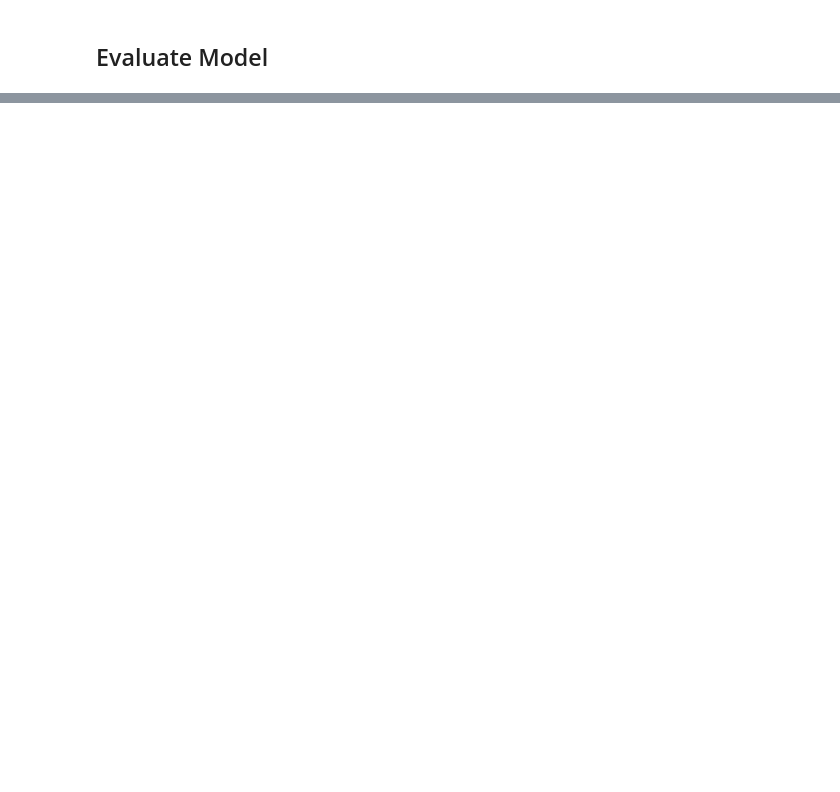
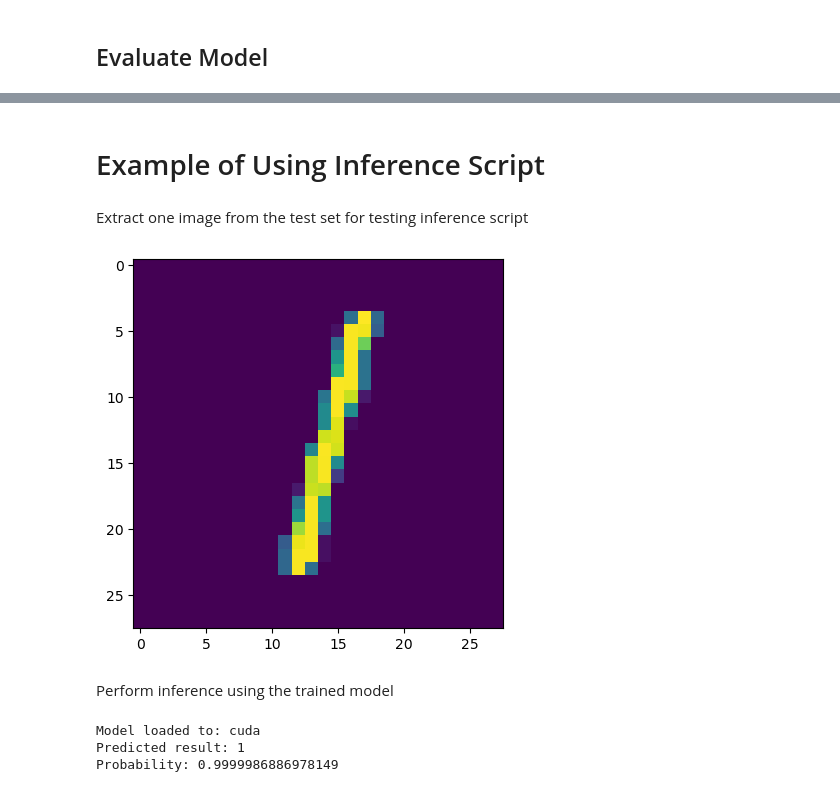
Before and after one commit to javanlam/handwritten-digit-recognition, a Jupyter notebook: demo.ipynb, the cells around one changed output, grey strips where cells are left out. Drawn from its saved outputs; the diff is of its cells as text; code cells hidden in the pictures; blank space fills up the shorter version.

Commit message:
Added inference script and example

```diff
--- a/demo.ipynb
+++ b/demo.ipynb
@@ -220,0 +221,2 @@ visualize_predictions(
+# %% [markdown]
+# Example of Using Inference Script
@@ -220,0 +226,32 @@ visualize_predictions(
+# %% [markdown]
+Extract one image from the test set for testing inference script
+# %%
+dataiter = iter(test_loader)
+images, labels = next(dataiter)
+
+image = images[0]
+image = image.reshape(28, 28).numpy()       # (1, 28, 28) to (28, 28); still in [-1, 1]
+
+image = (image * 0.5) + 0.5                 # convert back to [0, 1]
+image = (image * 255).astype(np.uint8)      # convert back to [0, 255]
+
+plt.imshow(image)
+plt.show()
+# %% [output]
+[figure, added]
+# %% [markdown]
+Perform inference using the trained model
+# %%
+model_path = "best_model.pth"
+
+model_architecture = DigitRecognizer()
+
+predictions = inference.single_image_inference(
+    model_path=model_path,
+    image_array=image,
+    model_architecture=model_architecture
+)
+# %% [output]
+Model loaded to: cuda
+Predicted result: 1
+Probability: 0.9999986886978149
```
Also changed, not shown: parts of 7 cells of this notebook, 1 other file.
